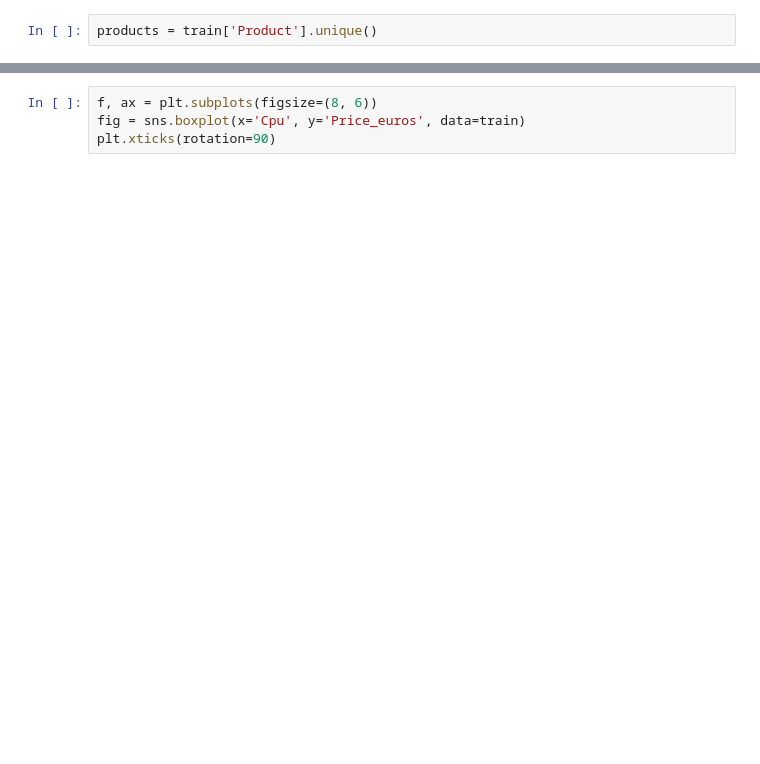
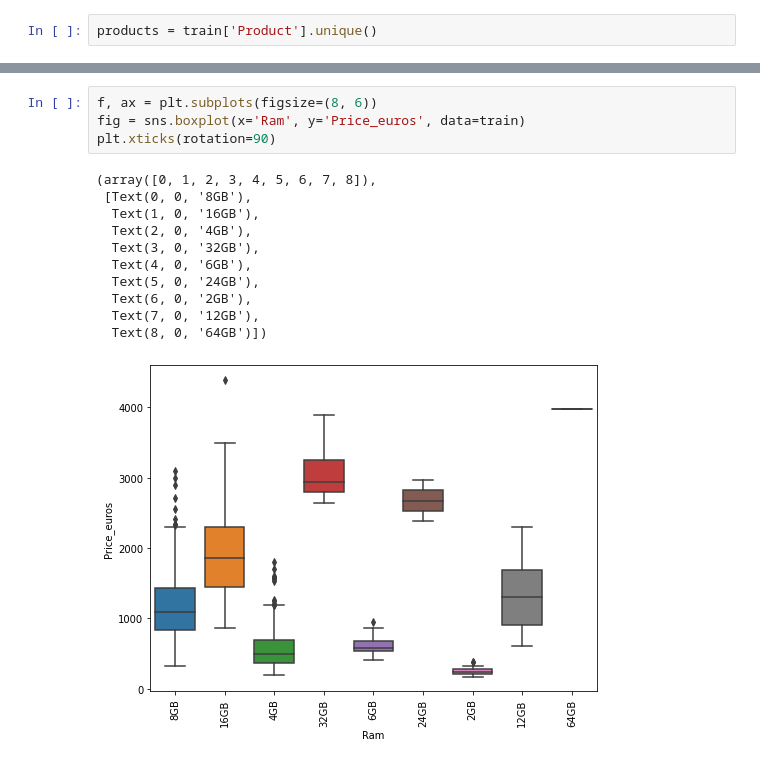
Before and after one commit to ryan-ferns/project_laptop_prices, a Jupyter notebook: laptop-prices-project.ipynb, the cells around one changed output, grey strips where cells are left out. Drawn from its saved outputs; the diff is of its cells as text; blank space fills up the shorter version.

```diff
--- a/laptop-prices-project.ipynb
+++ b/laptop-prices-project.ipynb
@@ -422,6 +1276,18 @@ plt.xticks(rotation=90)
 # %%
 f, ax = plt.subplots(figsize=(8, 6))
-fig = sns.boxplot(x='Cpu', y='Price_euros', data=train)
+fig = sns.boxplot(x='Ram', y='Price_euros', data=train)
 plt.xticks(rotation=90)
+# %% [output]
+(array([0, 1, 2, 3, 4, 5, 6, 7, 8]),
+ [Text(0, 0, '8GB'),
+  Text(1, 0, '16GB'),
+  Text(2, 0, '4GB'),
+  Text(3, 0, '32GB'),
+  Text(4, 0, '6GB'),
+  Text(5, 0, '24GB'),
+  Text(6, 0, '2GB'),
+  Text(7, 0, '12GB'),
+  Text(8, 0, '64GB')])
+[figure, added]
 # %%
 f, ax = plt.subplots(figsize=(8, 6))
```
Also changed, not shown: parts of 112 cells of this notebook.
